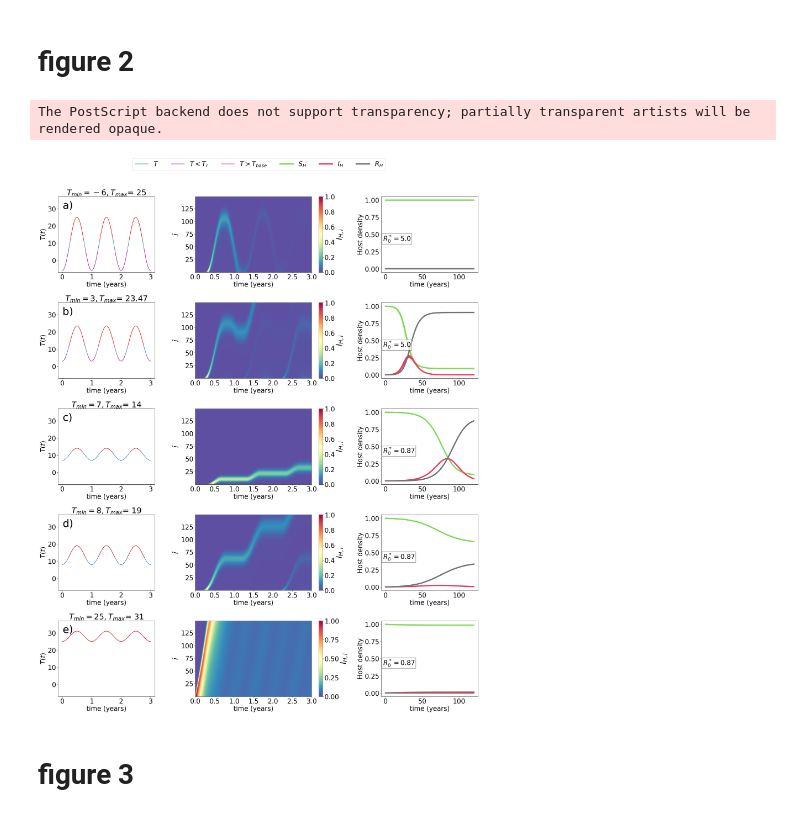
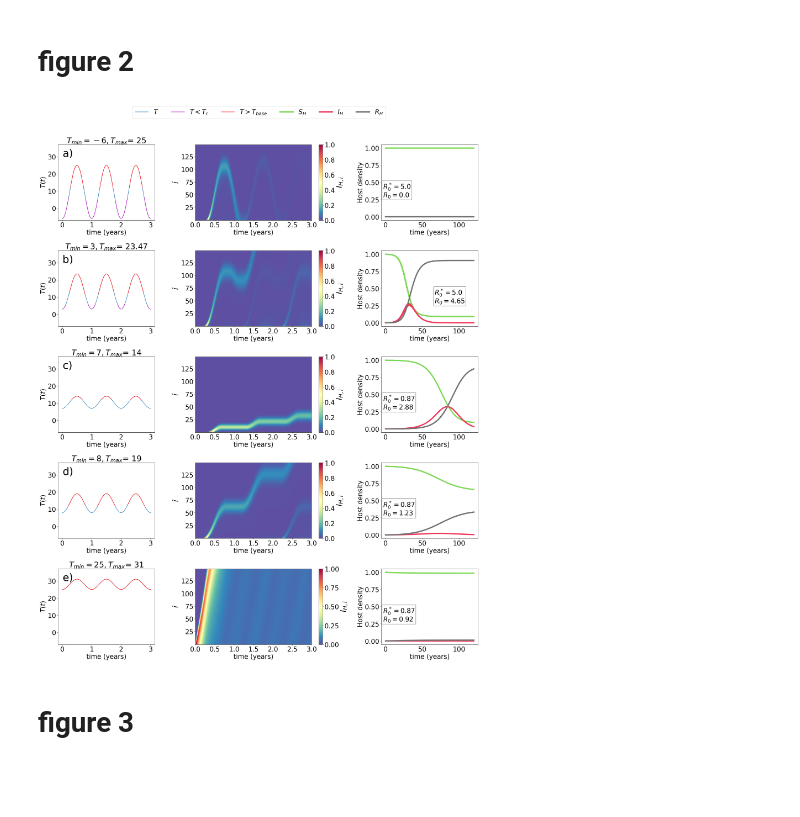
Before and after one commit to juancarlosrc2/Temperature-driven-within-host-pathogen-dynamics-in-vector-borne-plant-epidemics, a Jupyter notebook: Results _.ipynb, the cells around one changed output. Saved outputs shown, nothing was run; the diff lists cells and outputs as text; code cells hidden in the pictures; blank space fills up the shorter version.

```diff
--- a/Results _.ipynb
+++ b/Results _.ipynb
@@ -309,6 +312,8 @@ day_fraction = 1
 
 # list of parameters: (T_min,T_max,Alpha,beta,Gamma,mu)
 a_b_s = (-6, 25 , 4.015, 2., 0.2, 8.03), (3, 23.47 , 4.015, 2., 0.2, 8.03), (7, 14, 4.015, 0.65, 0.5, 6.), (8, 19, 4.015, 0.65, 0.5, 6.), (25, 31, 4.015, 0.65, 0.5, 6.)
+
+R_0_a_b_s = np.loadtxt('R_0_sinusoidal_temperature/R_0_a_b_s.txt')
 
 #initial conditions
 I_H_0 = 0.
@@ -342,6 +347,7 @@ for a, b, Alpha, beta, Gamma , mu in a_b_s:
 
     # R_0^*
     R_s = Alpha*beta/(mu*Gamma)
+    R_0_a_b = R_0_a_b_s[s]
 
 
     X,times=Vector_borne(parameters,initial_conditions,years,a,b,n,day_fraction)
@@ -402,43 +408,75 @@ for a, b, Alpha, beta, Gamma , mu in a_b_s:
 
     ax[s,2].set_xlabel("time (years)")
     ax[s,2].set_ylabel("Host density")
-
+    """
     ax[s,2].text(
     0.02, 0.5,
     f"$R_0^* = {np.round(R_s,2)}$",
     transform=ax[s,2].transAxes,
     va="top",
     bbox=dict(facecolor="white", alpha=0.7))
+
+    ax[s,2].text(
+    0.02, 0.7,
+    f"$R_0 = {R_0_a_b}$",
+    transform=ax[s,2].transAxes,
+    va="top",
+    bbox=dict(facecolor="white", alpha=0.7))
+    """
+
+    if s==1:
+        ax[s,2].text(
+        0.55, 0.5,
+        (
+            f"$R_0^* = {np.round(R_s,2)}$\n"
+            f"$R_0   = {R_0_a_b}$"
+        ),
+        transform=ax[s,2].transAxes,
+        va="top",
+        bbox=dict(facecolor="white", alpha=0.7)
+        )
+
+    else:
+        ax[s,2].text(
+        0.02, 0.5,
+        (
+            f"$R_0^* = {np.round(R_s,2)}$\n"
+            f"$R_0   = {R_0_a_b}$"
+        ),
+        transform=ax[s,2].transAxes,
+        va="top",
+        bbox=dict(facecolor="white", alpha=0.7)
+        )
+
 
     #ax[s,2].legend(["$S_H$","$I_H$","$R_H$","$S_v$","$I_v$"], fontsize = 22, loc =
                   #1)
     ax[s,1].set_ylabel("$i$",fontsize = 30)
 
     if s == 0:
         handles = [t_1_plot, t_2_plot, t_3_plot,S_plot ,I_plot ,R_plot]
         labels = ["$T$","$T< T_r$","$T> T_{base}$","$S_H$","$I_H$","$R_H$"]
 
 
 
     s+=1
 
 handles = [x[0] for x in handles]
 
 fig.legend(
     handles,
     labels,
     loc="upper center",  # above all subplots
     ncol=6,
     fontsize=25
 )
 
 plt.tight_layout(rect=[0, 0, 1, 0.95])  # leave space at top for legend
 
-plt.savefig(f"figures/figure_2.eps", dpi=150, bbox_inches="tight")
+plt.savefig(f"figures/figure_2.pdf", dpi=150, bbox_inches="tight")
 plt.show()
 # %% [output]
-The PostScript backend does not support transparency; partially transparent artists will be rendered opaque.
-[figure, old version]
+[figure, new version]
 # %% [markdown]
 # figure 3
 # %%
```
Also changed, not shown: parts of 4 cells of this notebook.
